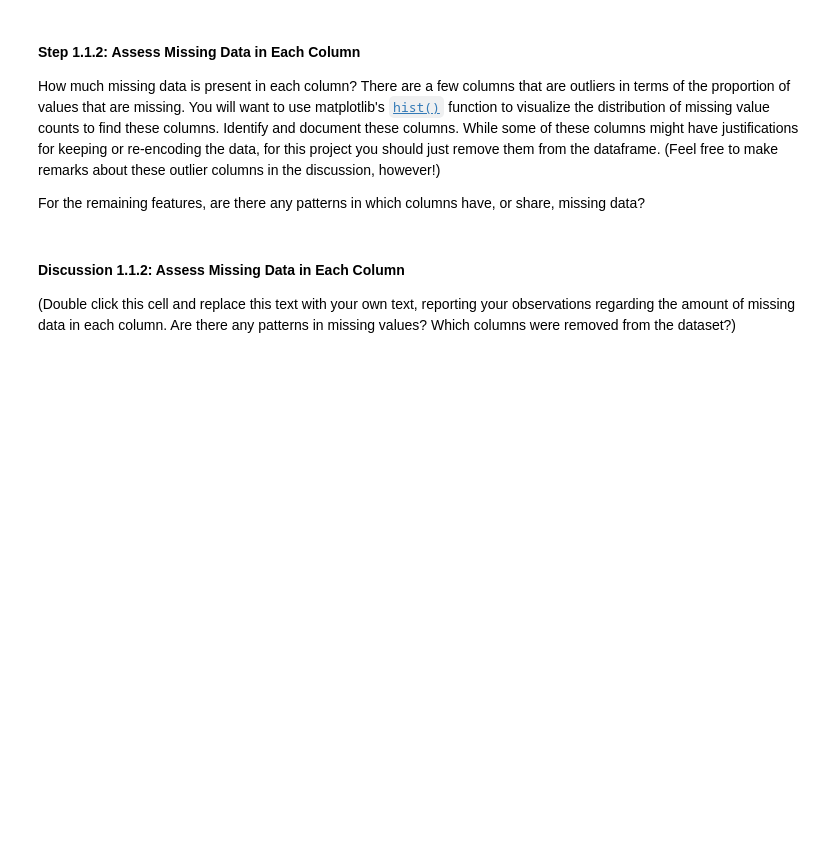
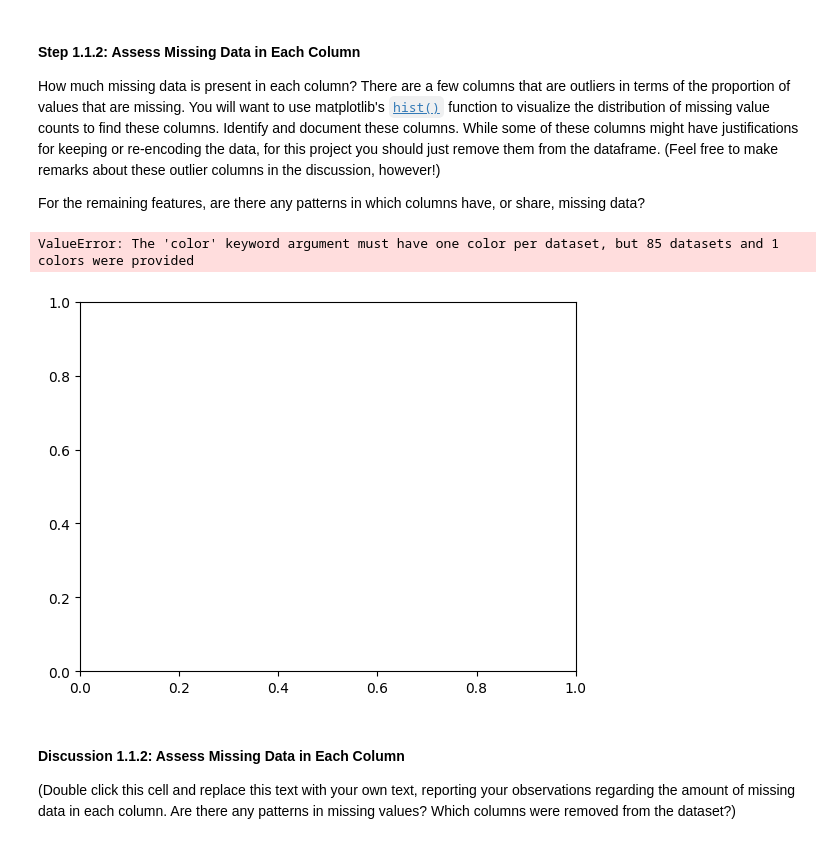
Before and after one commit to EssaAlsharif/Identify-Customer-Segments, a Jupyter notebook: Identify_Customer_Segments.ipynb, the cells around one changed output. Drawn from its saved outputs; the diff is of its cells as text; code cells hidden in the pictures; blank space fills up the shorter version.

```diff
--- a/Identify_Customer_Segments.ipynb
+++ b/Identify_Customer_Segments.ipynb
@@ -324,6 +309,10 @@ For the remaining features, are there any patterns in which columns have, or sha
 # %%
 # Perform an assessment of how much missing data there is in each column of the
 # dataset.
+plt.hist(modified_general_data, bins=30, alpha=0.7, color='blue', edgecolor='black')
+# %% [output]
+ValueError: The 'color' keyword argument must have one color per dataset, but 85 datasets and 1 colors were provided
+[figure, added]
 # %%
 # Investigate patterns in the amount of missing data in each column.
 # %%
```
Also changed, not shown: parts of 9 cells of this notebook.
